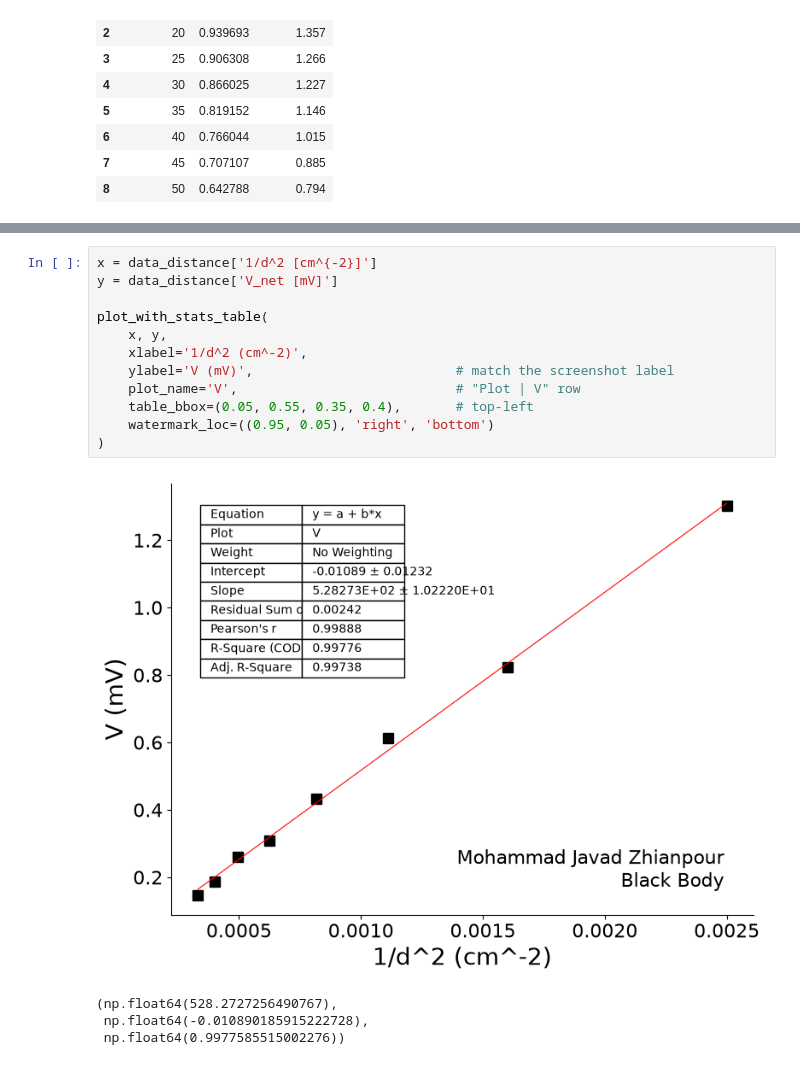
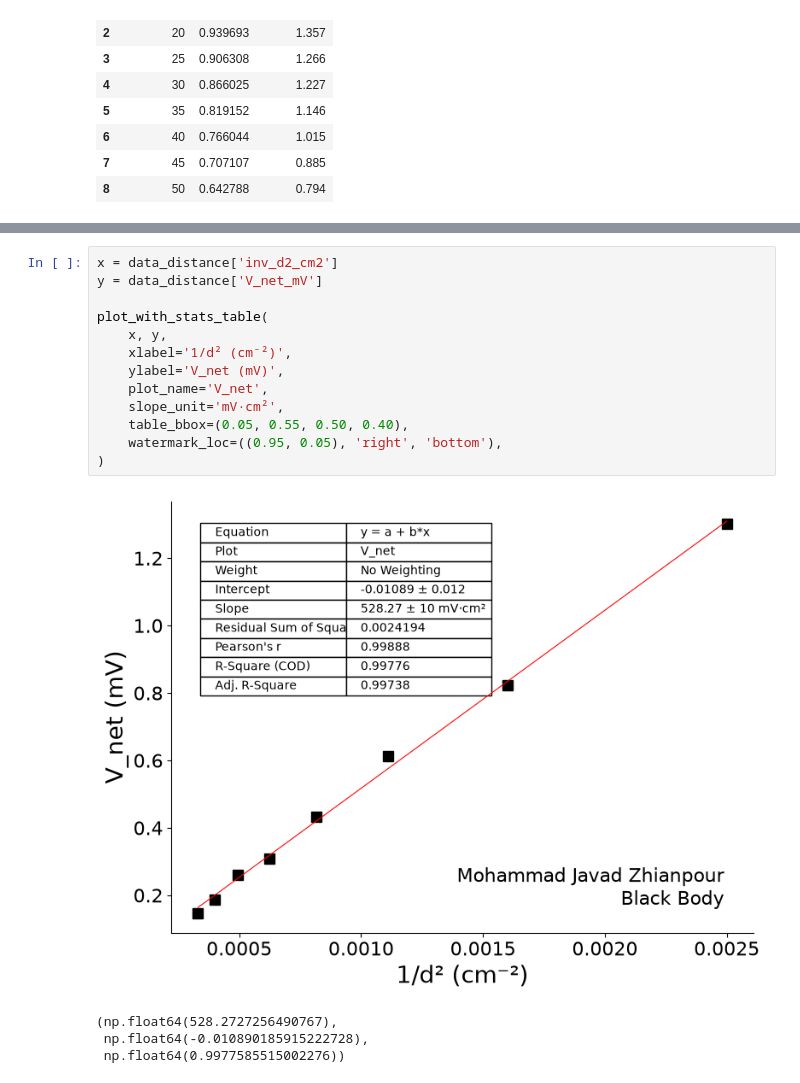
Before and after one commit to mjianpour/numerical-methods-practices, a Jupyter notebook: lab-report-automation/plots.ipynb, the cells around one changed output, grey strips where cells are left out. Saved outputs shown, nothing was run; the diff lists cells and outputs as text.

```diff
--- a/lab-report-automation/plots.ipynb
+++ b/lab-report-automation/plots.ipynb
@@ -166,17 +164,18 @@ def plot_with_stats_table(x, y, xlabel, ylabel,
 # %%
-x = data_distance['1/d^2 [cm^{-2}]']
-y = data_distance['V_net [mV]']
+x = data_distance['inv_d2_cm2']
+y = data_distance['V_net_mV']
 
 plot_with_stats_table(
     x, y,
-    xlabel='1/d^2 (cm^-2)',
-    ylabel='V (mV)',                          # match the screenshot label
-    plot_name='V',                            # "Plot | V" row
-    table_bbox=(0.05, 0.55, 0.35, 0.4),       # top-left
-    watermark_loc=((0.95, 0.05), 'right', 'bottom')
+    xlabel='1/d² (cm⁻²)',
+    ylabel='V_net (mV)',
+    plot_name='V_net',
+    slope_unit='mV·cm²',
+    table_bbox=(0.05, 0.55, 0.50, 0.40),
+    watermark_loc=((0.95, 0.05), 'right', 'bottom'),
 )
 # %% [output]
-[figure, old version]
+[figure, new version]
 (np.float64(528.2727256490767),
  np.float64(-0.010890185915222728),
  np.float64(0.9977585515002276))
```
Also changed, not shown: parts of 9 cells of this notebook.
